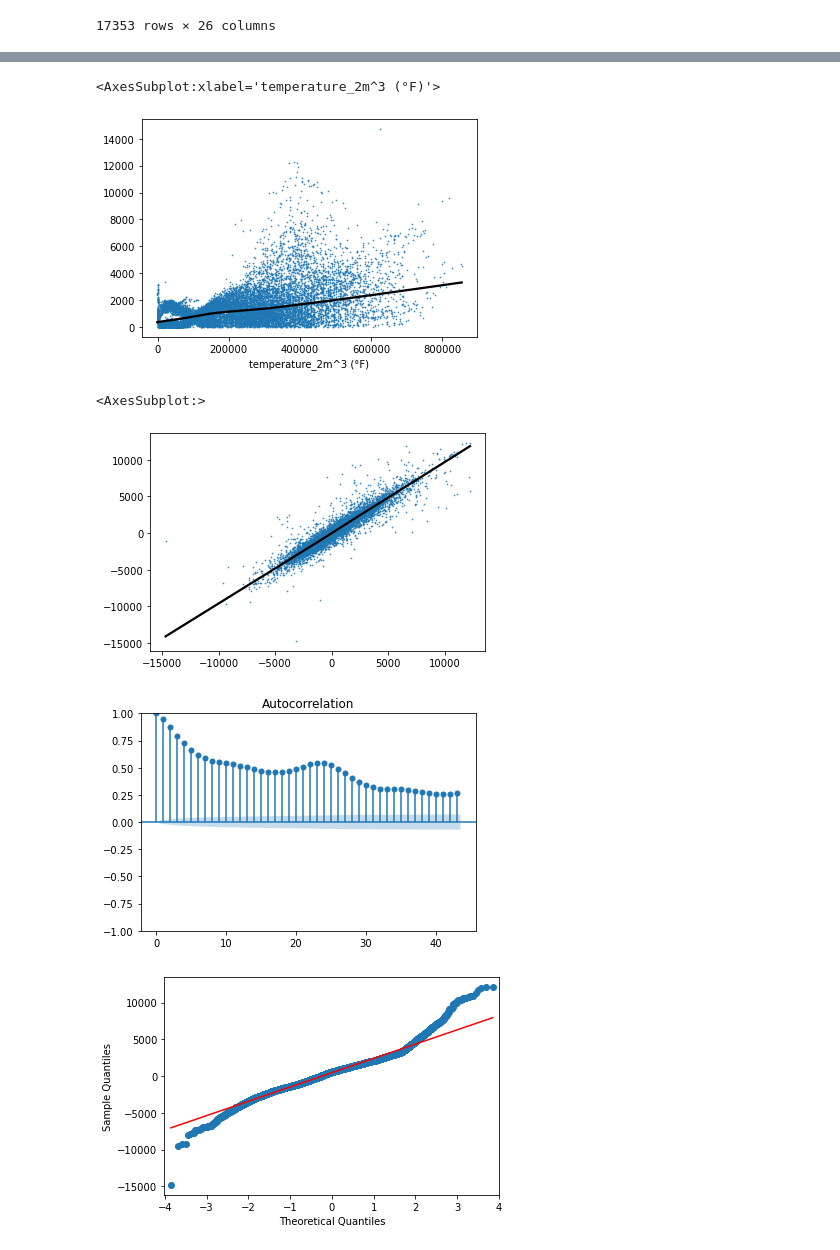
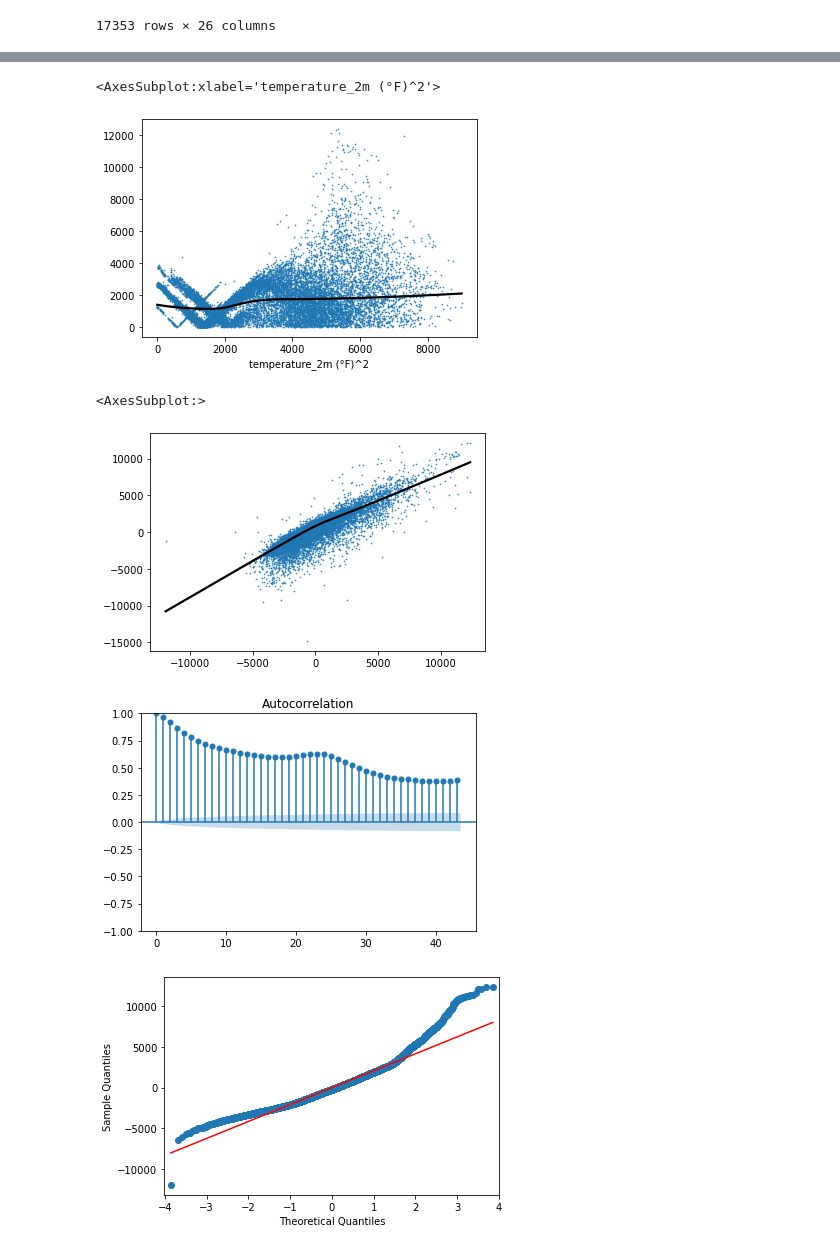
Before and after one commit to thereidfleish/ORIE-3120-Final-Project, a Jupyter notebook: ORIEProject/chilled_water.ipynb, the cells around one changed output, grey strips where cells are left out. Cells and saved outputs as stored; diff of their text form; code cells hidden in the pictures.

```diff
--- a/ORIEProject/chilled_water.ipynb
+++ b/ORIEProject/chilled_water.ipynb
@@ -334,8 +336,8 @@ Notes:
 # %%
 X = df[["temperature_2m (°F)^2"]]
 X = sm.add_constant(X)
-model_q1 = sm.OLS(Y, X).fit()
-predictions = model_q1.predict(X)
+model_2 = sm.OLS(Y, X).fit()
+predictions = model_2.predict(X)
 print(predictions)
 
 plt.scatter(df["temperature_2m (°F)"], Y)
@@ -345,7 +347,7 @@ plt.xlabel("Outdoor Temperature (°F)")
 plt.ylabel("Chilled Water (tons)")
 plt.show()
 
-model_q1.summary()
+model_2.summary()
 # %% [output]
 0        2489.980189
 1        2424.233009
@@ -431,27 +433,27 @@ Notes:
 [2] Standard Errors assume that the covariance matrix of the errors is correctly specified.
 # %%
 # checking assumptions-- constant variance
-x_cubed = X["temperature_2m^3 (°F)"]
+x_cubed = X["temperature_2m (°F)^2"]
 
-sns.regplot(x_cubed, abs(model_q1.resid), lowess=True, line_kws = {'color': 'black'}, scatter_kws = {'s': 0.5})
+sns.regplot(x_cubed, abs(model_2.resid), lowess=True, line_kws = {'color': 'black'}, scatter_kws = {'s': 0.5})
 # %% [output]
-<AxesSubplot:xlabel='temperature_2m^3 (°F)'>
+<AxesSubplot:xlabel='temperature_2m (°F)^2'>
-[figure, old version]
+[figure, new version]
 # %%
 # checking assumptions -- errors are independent
-sns.regplot(model_q1.resid[: -1], model_q1.resid[1:], lowess = True, line_kws = {'color': 'black'} , scatter_kws = { 's' : 0.5})
+sns.regplot(model_2.resid[: -1], model_q1.resid[1:], lowess = True, line_kws = {'color': 'black'} , scatter_kws = { 's' : 0.5})
 # %% [output]
 <AxesSubplot:>
-[figure, old version]
+[figure, new version]
 # %%
 # checking assumptions -- autocorrelation plots
 
-tsa.plot_acf(model_q1.resid)
+tsa.plot_acf(model_2.resid)
 plt.show()
 # %% [output]
-[figure, old version]
+[figure, new version]
 # %%
-sm.qqplot(model_q1.resid , line="r")
+sm.qqplot(model_2.resid , line="r")
 plt.show()
 # %% [output]
-[figure, old version]
+[figure, new version]
```
Also changed, not shown: parts of 5 cells of this notebook.
